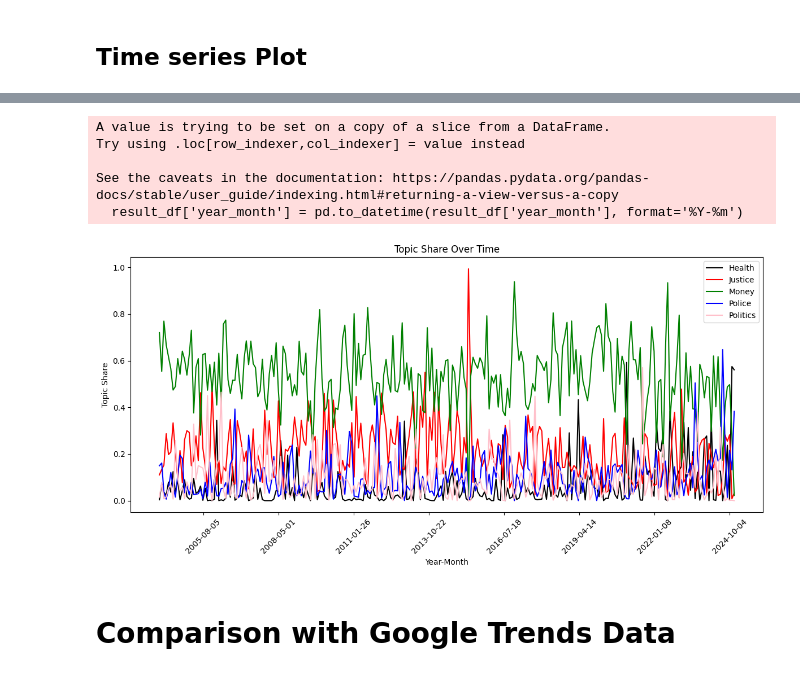
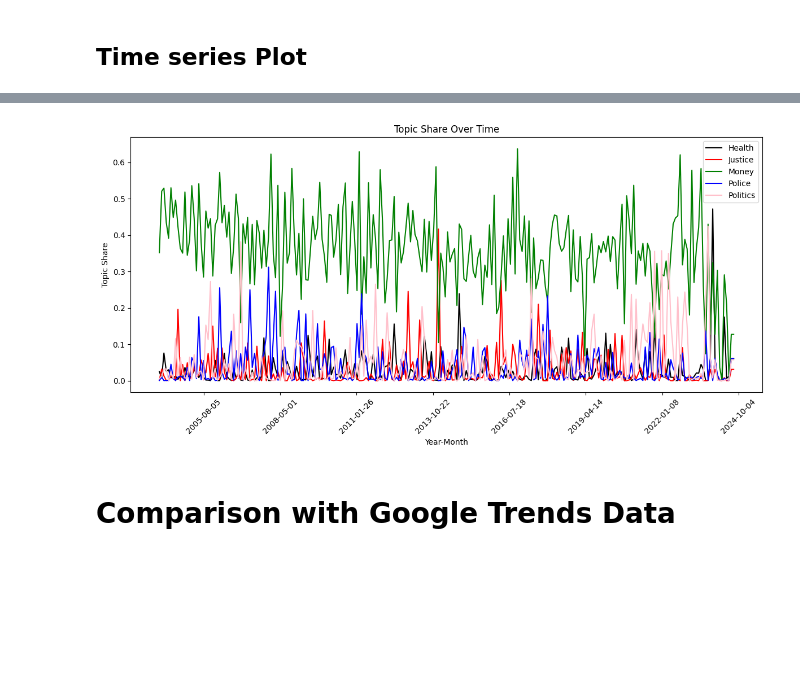
Before and after one commit to alejandro-delgado-t/Text_mining_final_project, a Jupyter notebook: LDA_Priors/LDA_priors_pipeline.ipynb, the cells around one changed output, grey strips where cells are left out. Saved outputs shown, nothing was run; the diff lists cells and outputs as text; code cells hidden in the pictures; blank space fills up the shorter version.

Commit message:
Adding final LDA priors commit

```diff
--- a/LDA_Priors/LDA_priors_pipeline.ipynb
+++ b/LDA_Priors/LDA_priors_pipeline.ipynb
@@ -177,6 +228,6 @@ politics: [('activity', 9.0), ('profession', 9.0), ('social science', 9.0), ('go
 # %%
 # Creating DTM
-cv = CountVectorizer(ngram_range = (1,3), lowercase=False, max_df=0.9)
+cv = CountVectorizer(ngram_range = (1,3), lowercase=False, max_df=0.6)
 cv.fit(df.lyrics_lemmatized)
 vectorized_text=cv.transform(df.lyrics_lemmatized)
 vectorized_text=vectorized_text.toarray()
@@ -303,11 +345,8 @@ topics = lda_model.show_topics(num_topics=-1, num_words=50, formatted=False)
 # %% [markdown]
 ## Time series Plot
 # %%
-# Assuming df is your existing DataFrame
-# Ensure it has the same number of rows as the length of doc_topics
-
 # Initialize the columns for each topic with default value 0
-for topic_num in range(5):
+for topic_num in range(num_topics):
     df[f'topic_{topic_num}'] = 0.0
 
 # Iterate over the document topics to fill the DataFrame
@@ -334,24 +368,21 @@ df = df[df["word_count"] >= 10]
 # %%
 # For each topic column, calculate the words attributed to that topic
-for i in range(5):
+for i in range(num_topics):
     df[f'words_topic_{i}'] = df[f'topic_{i}'] * df['word_count']
 # %%
-# Create a new column combining year and month (as string, like '2023-03')
-df['year_month'] = df['year'].astype(str) + '-' + df['month'].astype(str).str.zfill(2)
-
 # Prepare the data for aggregation
-aggregation_data = df[['year_month'] + [f'words_topic_{i}' for i in range(5)]]
+aggregation_data = df[['release_year_month'] + [f'words_topic_{i}' for i in range(num_topics)]]
 
 # Group by year_month and sum the word counts for topics
-grouped_data = aggregation_data.groupby(['year_month']).sum().reset_index()
+grouped_data = aggregation_data.groupby(['release_year_month']).sum().reset_index()
 
 # Adjust weights using the prior
 pweight = 1
-for i in range(5):
+for i in range(num_topics):
     grouped_data[f'topic_share_{i}'] = (
         grouped_data[f'words_topic_{i}'] + pweight * alpha_prior[i]
-    ) / (grouped_data[[f'words_topic_{j}' for j in range(5)]].sum(axis=1) + pweight * total_alpha_prior)
+    ) / (grouped_data[[f'words_topic_{j}' for j in range(num_topics)]].sum(axis=1) + pweight * total_alpha_prior)
 
 # Select the final output columns
-final_columns = ['year_month'] + [f'topic_share_{i}' for i in range(5)]
+final_columns = ['release_year_month'] + [f'topic_share_{i}' for i in range(num_topics)]
 result_df = grouped_data[final_columns]
@@ -367,38 +389,33 @@ result_df.head()
 # %%
-# Ensure year_month is datetime (if not already)
-result_df['year_month'] = pd.to_datetime(result_df['year_month'], format='%Y-%m')
+# Ensure release_year_month is datetime (if not already)
+result_df.loc[:, 'release_year_month'] = pd.to_datetime(result_df['release_year_month'], format='%Y-%m')
 
 # Plotting
 plt.figure(figsize=(12, 6))
 
 # Plot each topic share over time
-plt.plot(result_df['year_month'], result_df['topic_share_0'], label='Health', color='black')
-plt.plot(result_df['year_month'], result_df['topic_share_1'], label='Justice', color='red')
-plt.plot(result_df['year_month'], result_df['topic_share_2'], label='Money', color='green')
-plt.plot(result_df['year_month'], result_df['topic_share_3'], label='Police', color='blue')
-plt.plot(result_df['year_month'], result_df['topic_share_4'], label='Politics', color='pink')
+plt.plot(result_df['release_year_month'], result_df['topic_share_0'], label='Health', color='black')
+plt.plot(result_df['release_year_month'], result_df['topic_share_1'], label='Justice', color='red')
+plt.plot(result_df['release_year_month'], result_df['topic_share_2'], label='Money', color='green')
+plt.plot(result_df['release_year_month'], result_df['topic_share_3'], label='Police', color='blue')
+plt.plot(result_df['release_year_month'], result_df['topic_share_4'], label='Politics', color='pink')
 
 # Formatting X-axis
 plt.xticks(rotation=45)
 ax = plt.gca()
 ax.xaxis.set_major_locator(mticker.MaxNLocator(integer=True))  # Optional: remove if messy with datetimes
 
 # Add labels and title
 plt.xlabel('Year-Month')
 plt.ylabel('Topic Share')
 plt.title('Topic Share Over Time')
 plt.legend()
 
 # Adjust layout
 plt.tight_layout()
 plt.show()
 # %% [output]
-A value is trying to be set on a copy of a slice from a DataFrame.
-Try using .loc[row_indexer,col_indexer] = value instead
-
-See the caveats in the documentation: https://pandas.pydata.org/pandas-docs/stable/user_guide/indexing.html#returning-a-view-versus-a-copy
-  result_df['year_month'] = pd.to_datetime(result_df['year_month'], format='%Y-%m')
-[figure, old version]
+[figure, new version]
 # %% [markdown]
 # Comparison with Google Trends Data
 # %% [markdown]
```
Also changed, not shown: parts of 16 cells of this notebook, 6 other files.
